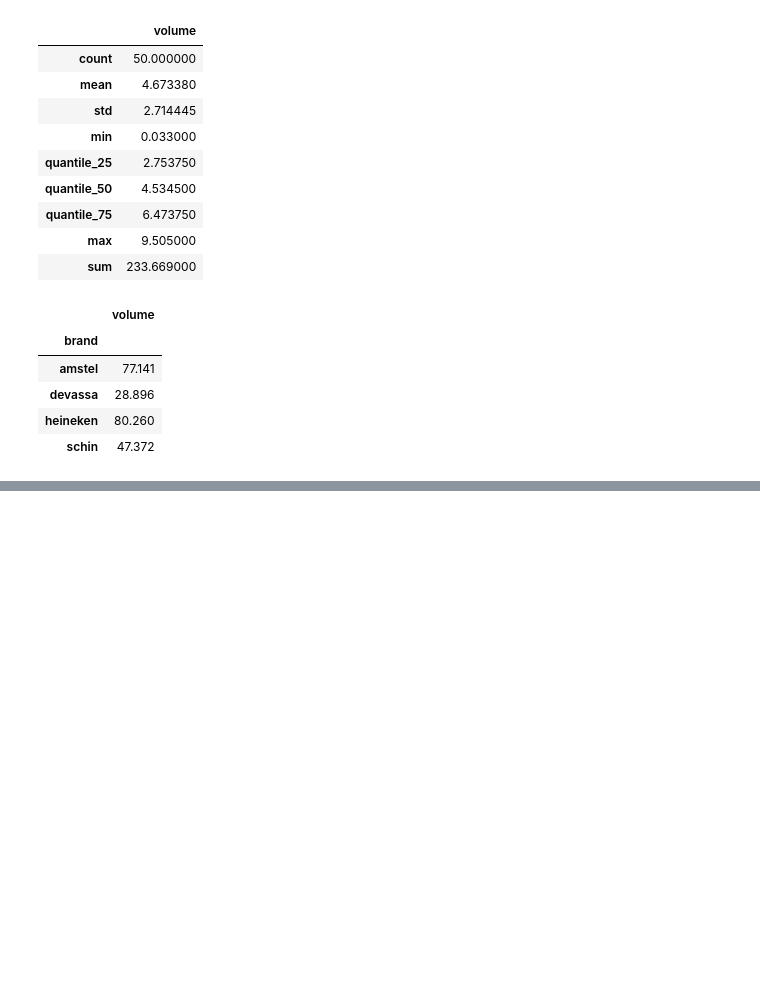
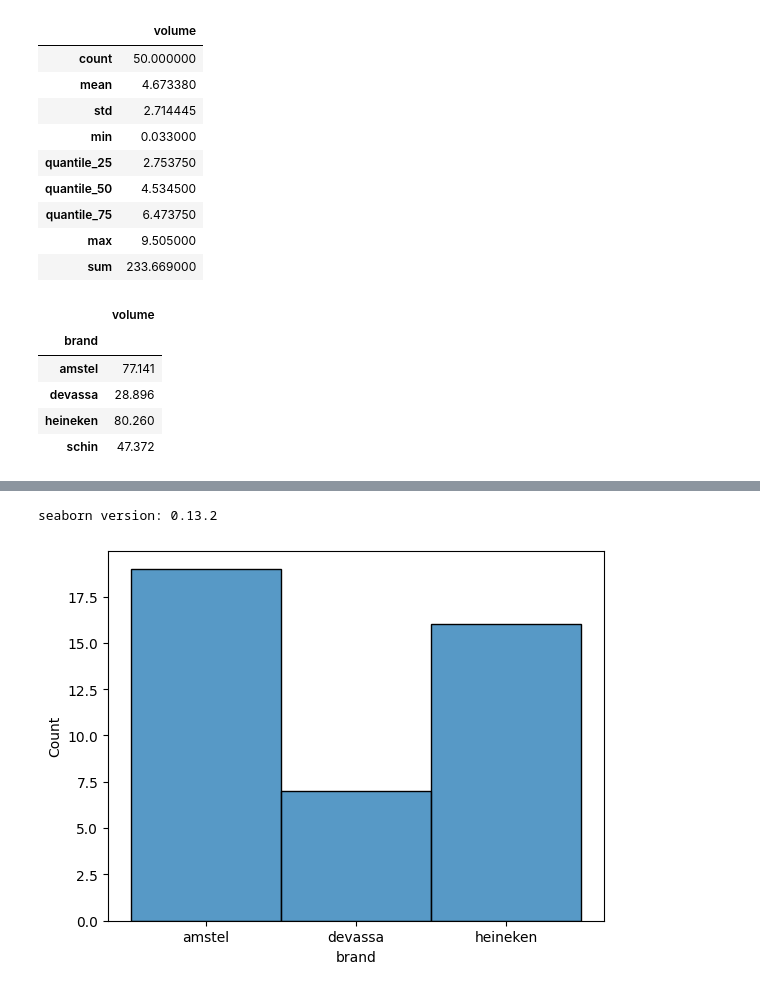
Before and after one commit to deathccino/pandas_exercises, a Jupyter notebook: own notebooks/aggregations.ipynb, the cells around one changed output, grey strips where cells are left out. Cells and saved outputs as stored; diff of their text form; code cells hidden in the pictures; blank space fills up the shorter version.

```diff
--- a/own notebooks/aggregations.ipynb
+++ b/own notebooks/aggregations.ipynb
@@ -108,3 +108,7 @@ sales_bybrand
 | devassa | 28.896 |
 | heineken | 80.260 |
 | schin | 47.372 |
+# %%
+sales_full = sales_full.convert_dtypes()
+sales_full.loc[sales_full['brand'] == 'schin', 'brand'] = np.nan
+sales_full.isnull().sum()/sales_full.shape[0]*100
@@ -110,0 +132,12 @@ sales_bybrand
+# %%
+import seaborn as sns
+import matplotlib.pyplot as plt
+
+print(f'seaborn version: {sns.__version__}')
+# %% [output]
+seaborn version: 0.13.2
+# %%
+sns.histplot(data=sales_full, x=sales_full['brand'])
+plt.show()
+# %% [output]
+[figure, added]
```
Also changed, not shown: parts of 4 cells of this notebook, 8 other files.
